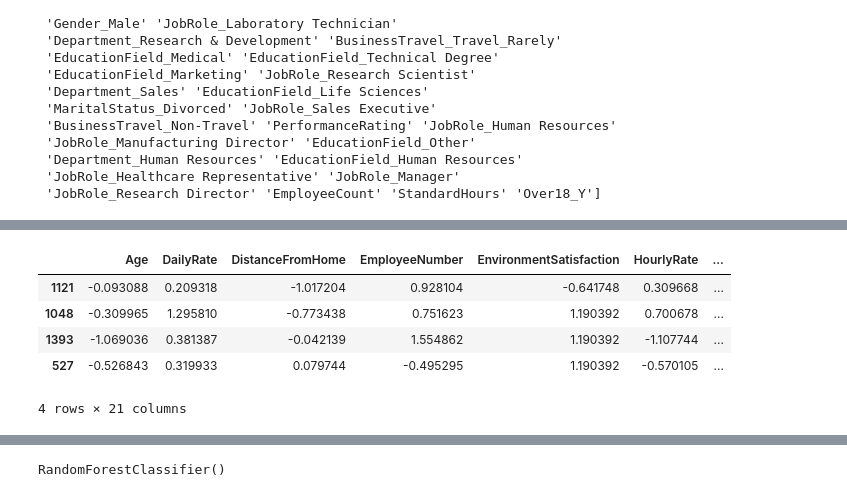
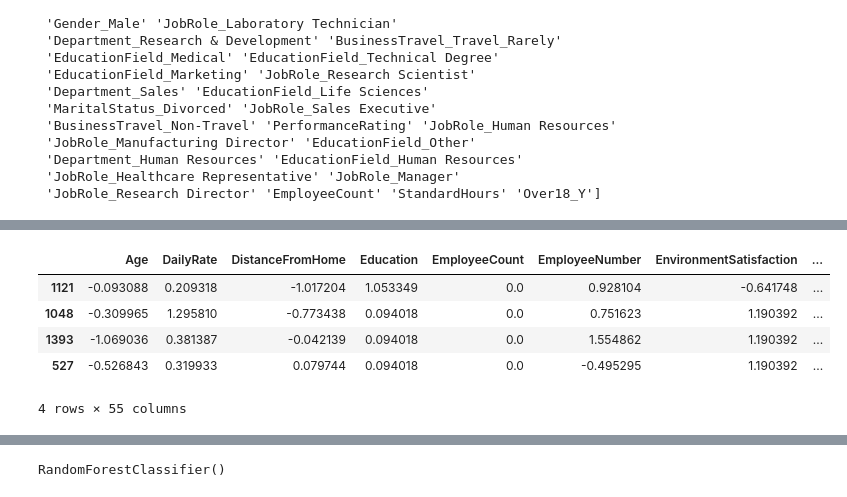
Before and after one commit to Armand57araujo/attrition-guard, a Jupyter notebook: Attrition_Guard.ipynb, the cells around one changed output, grey strips where cells are left out. Drawn from its saved outputs; the diff is of its cells as text; code cells hidden in the pictures.

```diff
--- a/Attrition_Guard.ipynb
+++ b/Attrition_Guard.ipynb
@@ -242 +232,5 @@ Name: Attrition, dtype: float64
+# %%
+# Assign X (data) and y (target)
+X = hr_data.drop(columns='Attrition')
+y = hr_data['Attrition']
 # %%
@@ -288 +310,5 @@ X_test_scaled = scaler.transform(X_test[numerical_cols])
+# %%
+# For classification, keep y_train and y_test as they are
+y_train = y_train.astype(int)
+y_test = y_test.astype(int)
 # %%
@@ -387,10 +423,10 @@ Index(['Age', 'DailyRate', 'DistanceFromHome', 'EmployeeNumber',
       dtype='object')
 # %%
-X_train_filtered[1:5]
+X_train_combined[1:5]
 # %% [output]
-|  | Age | DailyRate | DistanceFromHome | EmployeeNumber | EnvironmentSatisfaction | HourlyRate | ... |
-| 1121 | -0.093088 | 0.209318 | -1.017204 | 0.928104 | -0.641748 | 0.309668 | ... |
-| 1048 | -0.309965 | 1.295810 | -0.773438 | 0.751623 | 1.190392 | 0.700678 | ... |
-| 1393 | -1.069036 | 0.381387 | -0.042139 | 1.554862 | 1.190392 | -1.107744 | ... |
-| 527 | -0.526843 | 0.319933 | 0.079744 | -0.495295 | 1.190392 | -0.570105 | ... |
+|  | Age | DailyRate | DistanceFromHome | Education | EmployeeCount | EmployeeNumber | EnvironmentSatisfaction | ... |
+| 1121 | -0.093088 | 0.209318 | -1.017204 | 1.053349 | 0.0 | 0.928104 | -0.641748 | ... |
+| 1048 | -0.309965 | 1.295810 | -0.773438 | 0.094018 | 0.0 | 0.751623 | 1.190392 | ... |
+| 1393 | -1.069036 | 0.381387 | -0.042139 | 0.094018 | 0.0 | 1.554862 | 1.190392 | ... |
+| 527 | -0.526843 | 0.319933 | 0.079744 | 0.094018 | 0.0 | -0.495295 | 1.190392 | ... |
-4 rows × 21 columns
+4 rows × 55 columns
```
Also changed, not shown: parts of 62 cells of this notebook.
